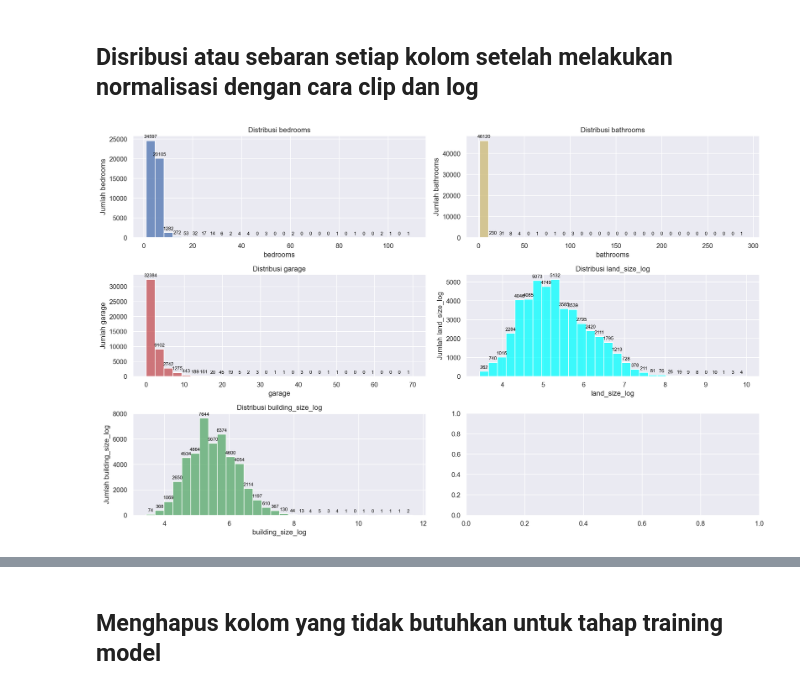
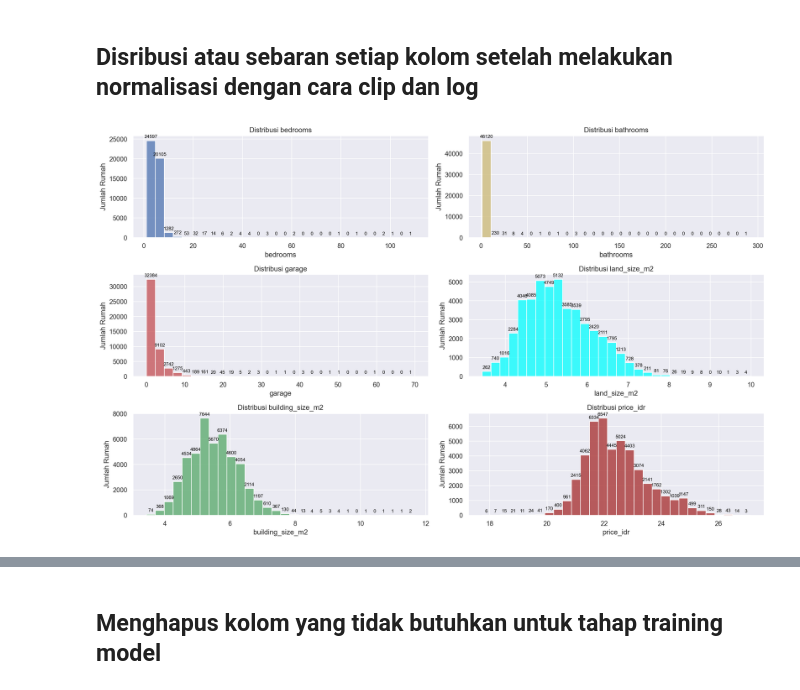
Before and after one commit to KHLLS/Predict_HousePrice-ML-, a Jupyter notebook: notebook/eda.ipynb, the cells around one changed output, grey strips where cells are left out. Drawn from its saved outputs; the diff is of its cells as text; code cells hidden in the pictures.

```diff
--- a/notebook/eda.ipynb
+++ b/notebook/eda.ipynb
@@ -14,7 +16,11 @@ import scipy.stats as stat
 # %% [markdown]
 ## Menyimpan dan mengubah bentuk data berbentuk CSV ke DataFrame ke variabel df serta mencari informasi terkait dataset
 # %%
-df = pd.read_csv('../data/raw/jakarta_properties_baru_fixed.csv')
+path = Path("../data/raw/jakarta_properties_raw.csv")
+if path.exists():
+    df = pd.read_csv(path)
+else:
+    print("data gaada")
 # %%
 df.sample()
 # %% [output]
@@ -221,7 +199,7 @@ df['cluster'] = df['title'].str.contains('cluster', na=False).astype(int)
 df['pool'] = df['title'].str.contains(r'kolam renang|pool', na=False).astype(int)
 df['mrt'] = df['title'].str.contains(r'mrt', na=False).astype(int)
 df['tol'] = df['title'].str.contains(r'tol', na=False).astype(int)
-df['furnished'] = df['title'].str.contains(r'furnished', na=False).astype(int)
 df['mall'] = df['title'].str.contains(r'mall', na=False).astype(int)
 df['kos'] = df['title'].str.contains(r'kos|kost|kostan|kosan', na=False).astype(int)
 df['rumah_sakit'] = (df['title'].str.contains(r'rumah sakit', na=False) &~ df['title'].str.contains(r'dekat|near|sekitar|selangkah', na=False)).astype(int)
+df = df[(df['kos'] == 0) & (df['rumah_sakit'] == 0)]
@@ -305,7 +267,7 @@ n = 0
 for k,v in col:
     sns.histplot(df[k],bins=30,color=v,ax=axes[n])
     axes[n].bar_label(axes[n].containers[0],fontsize=8,color='black',padding=3)
-    axes[n].set_ylabel(f'Jumlah {k}')
+    axes[n].set_ylabel(f'Jumlah Rumah')
     axes[n].set_title(f'Distribusi {k}')
     n = n+1
 
@@ -332,34 +294,31 @@ df[df['garage'] > 10][['bedrooms', 'bathrooms', 'garage', 'land_size_m2', 'price
 # %% [markdown]
 ## Memfilter atau memberi batas dan juga transformisasi pada kolom yang dibutuhkan untuk membuat distribusi menjadi normal
 # %%
-# df['bedrooms']  = df['bedrooms'].clip(upper=20)
-# df['bathrooms'] = df['bathrooms'].clip(upper=20)
-# df['garage']    = df['garage'].clip(upper=20)
-
-df['land_size_log']     = np.log1p(df['land_size_m2'])
-df['building_size_log'] = np.log1p(df['building_size_m2'])
+df['land_size_m2'] = np.log1p(df['land_size_m2'])
+df['building_size_m2'] = np.log1p(df['building_size_m2'])
+df['price_idr'] = np.log1p(df['price_idr'])
 # %% [markdown]
 ## Disribusi atau sebaran setiap kolom setelah melakukan normalisasi dengan cara clip dan log
 # %%
 fig , axes = plt.subplots(3,2,figsize=(16,10),dpi=200)
 axes = axes.flatten()
 
-columns = ['bedrooms','bathrooms','garage','land_size_log','building_size_log']
-collor = ['b','y','r','cyan','g']
+columns = ['bedrooms','bathrooms','garage','land_size_m2','building_size_m2','price_idr']
+collor = ['b','y','r','cyan','g','brown']
 col = zip(columns,collor)
 n = 0
 
 for k,v in col:
     sns.histplot(df[k],bins=30,color=v,ax=axes[n])
     axes[n].bar_label(axes[n].containers[0],fontsize=8,color='black',padding=3)
-    axes[n].set_ylabel(f'Jumlah {k}')
+    axes[n].set_ylabel(f'Jumlah Rumah')
     axes[n].set_title(f'Distribusi {k}')
     n = n+1
 
 fig.tight_layout()
 plt.show()
 # %% [output]
-[figure, old version]
+[figure, new version]
 # %%
 df.describe()
 # %% [output]
```
Also changed, not shown: parts of 26 cells of this notebook, 2 other files.
